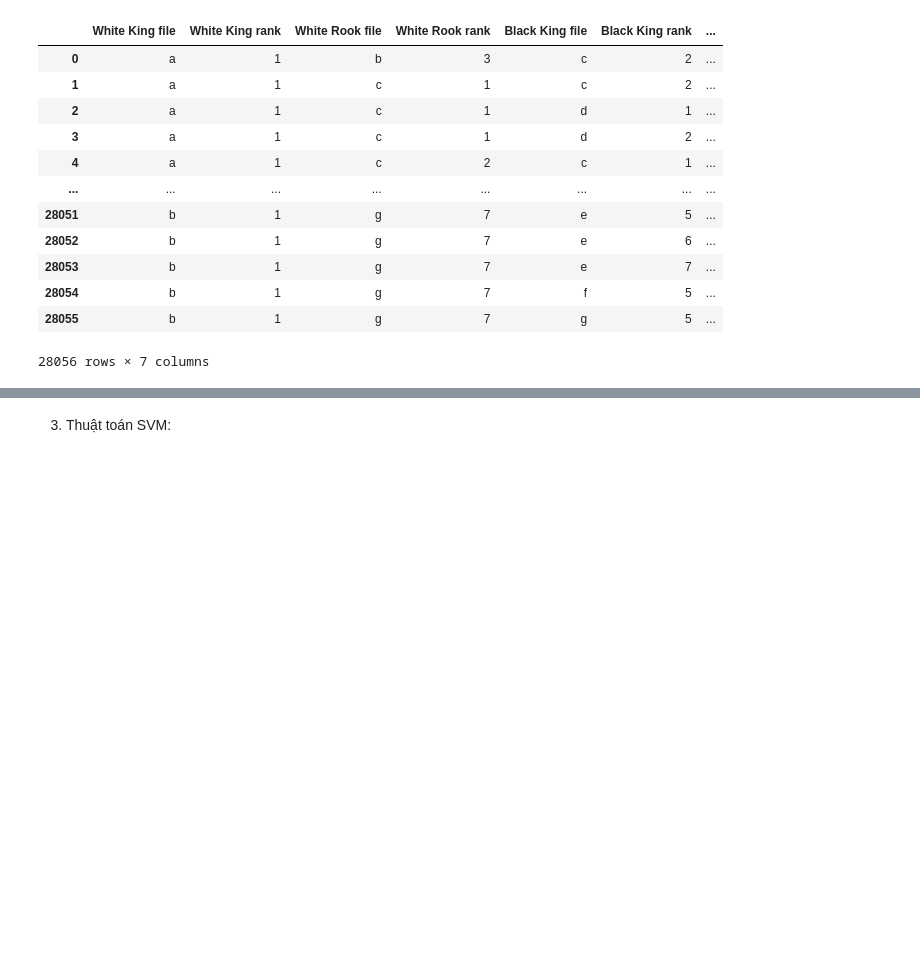
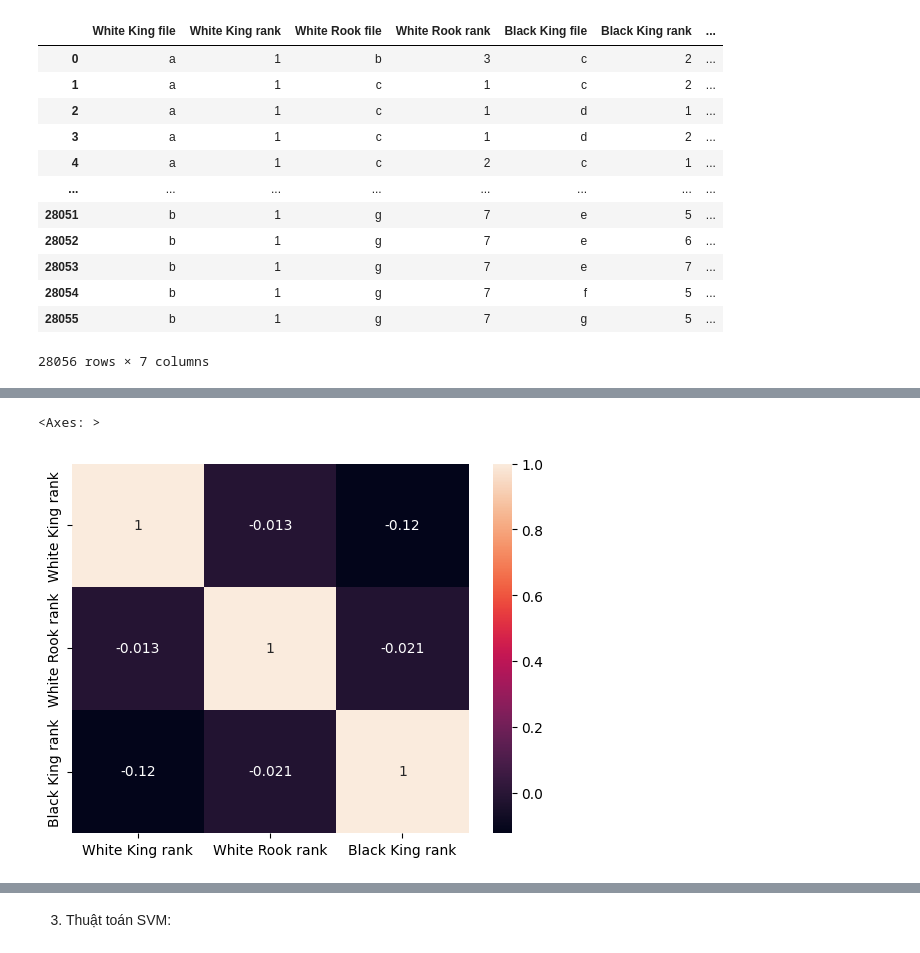
Before and after one commit to couqdev/MachineLearning, a Jupyter notebook: Project_ML.ipynb, the cells around one changed output, grey strips where cells are left out. Drawn from its saved outputs; the diff is of its cells as text; code cells hidden in the pictures; blank space fills up the shorter version.

```diff
--- a/Project_ML.ipynb
+++ b/Project_ML.ipynb
@@ -58,0 +102,5 @@ dataset
+# %%
+sns.heatmap(dataset.corr(),annot=True)
+# %% [output]
+<Axes: >
+[figure, added]
```
Also changed, not shown: parts of 59 cells of this notebook.
